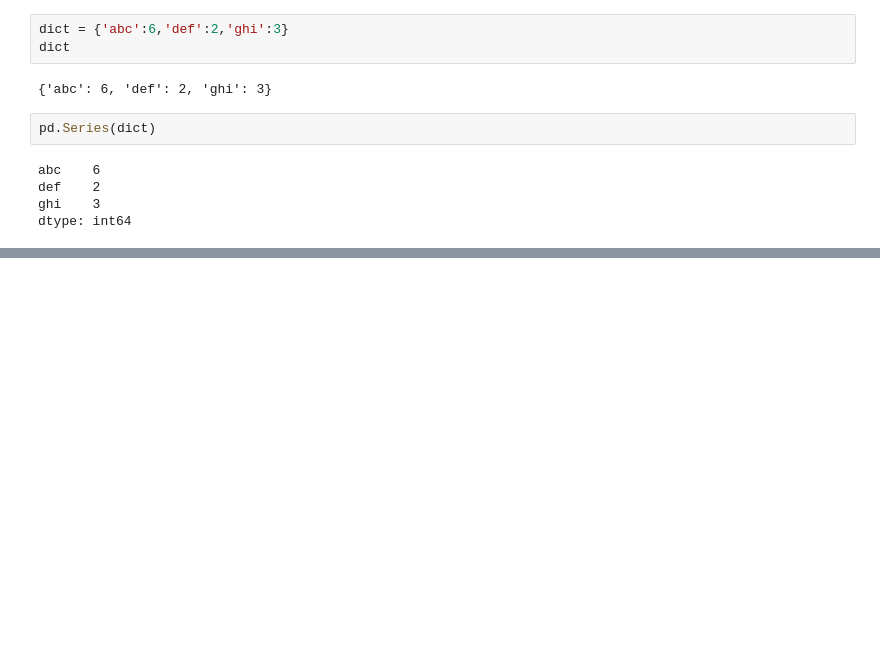
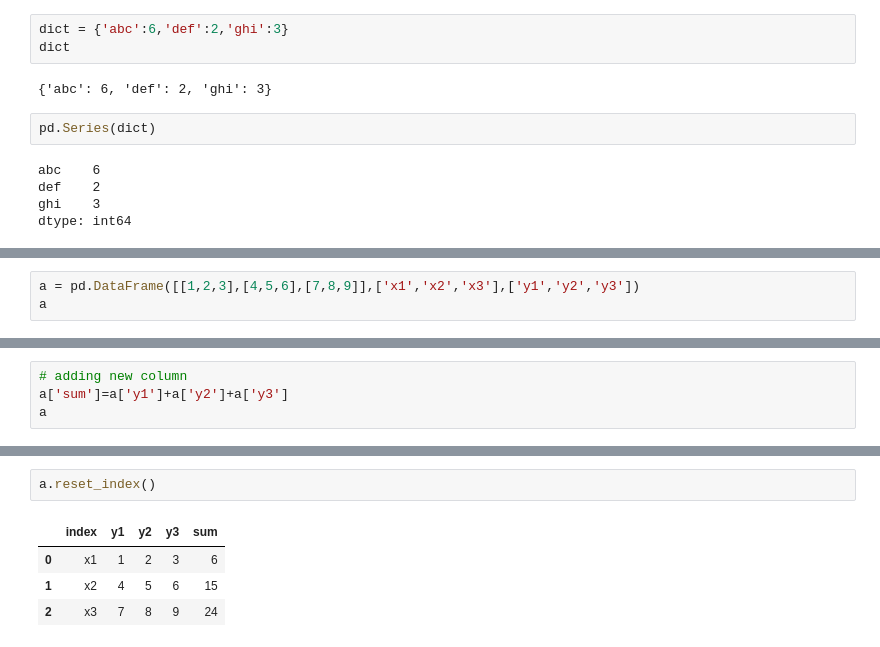
Before and after one commit to VatsalMargi/DL_Python, a Jupyter notebook: U21EC139_EXP_3.ipynb, the cells around one changed output, grey strips where cells are left out. Drawn from its saved outputs; the diff is of its cells as text; blank space fills up the shorter version.

```diff
--- a/U21EC139_EXP_3.ipynb
+++ b/U21EC139_EXP_3.ipynb
@@ -448,0 +497,3 @@ dtype: int64
+# %%
+a = pd.DataFrame([[1,2,3],[4,5,6],[7,8,9]],['x1','x2','x3'],['y1','y2','y3'])
+a
@@ -448,0 +562,4 @@ dtype: int64
+# %%
+# adding new column
+a['sum']=a['y1']+a['y2']+a['y3']
+a
@@ -448,0 +618,7 @@ dtype: int64
+# %%
+a.reset_index()
+# %% [output]
+|  | index | y1 | y2 | y3 | sum |
+| 0 | x1 | 1 | 2 | 3 | 6 |
+| 1 | x2 | 4 | 5 | 6 | 15 |
+| 2 | x3 | 7 | 8 | 9 | 24 |
```
Also changed, not shown: parts of 34 cells of this notebook, 1 other file.
